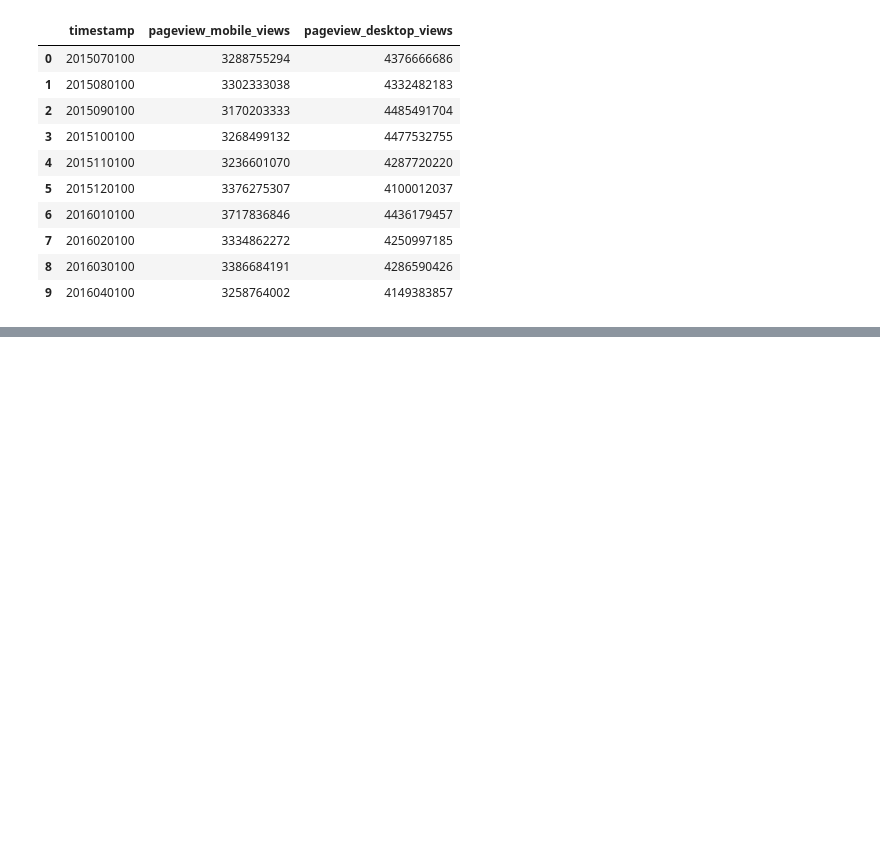
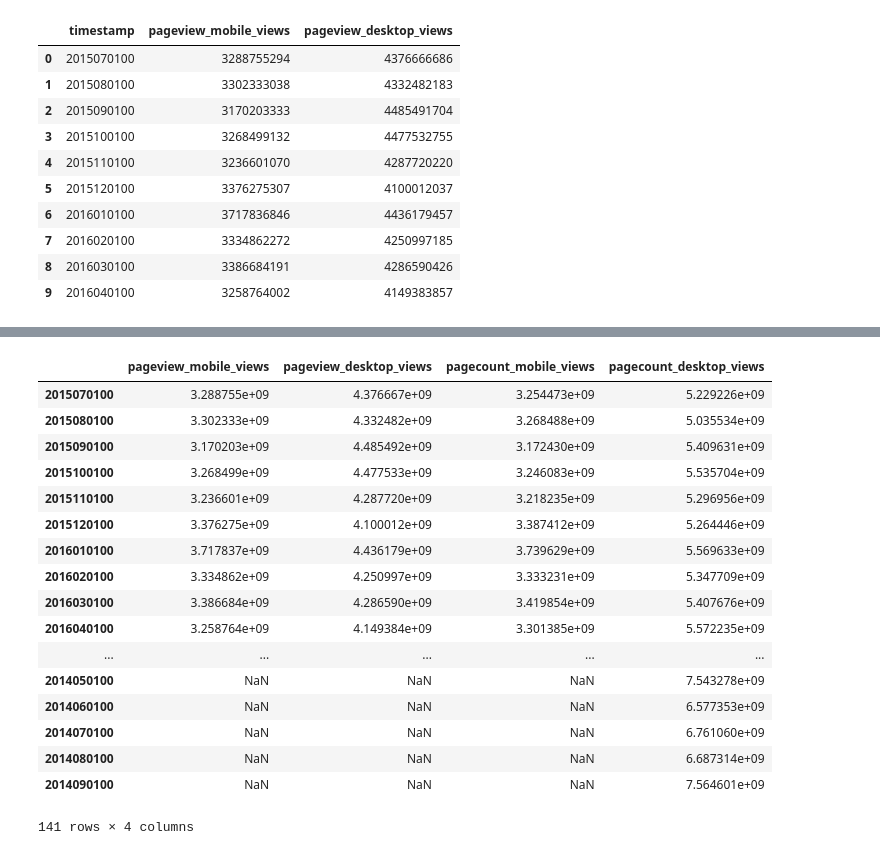
Before and after one commit to lheintz/data-512-a1, a Jupyter notebook: hcds-a1-data-curation.ipynb, the cells around one changed output, grey strips where cells are left out. Saved outputs shown, nothing was run; the diff lists cells and outputs as text; code cells hidden in the pictures; blank space fills up the shorter version.

```diff
--- a/hcds-a1-data-curation.ipynb
+++ b/hcds-a1-data-curation.ipynb
@@ -283,0 +316,3 @@ pv_df.head(10)
+# %%
+pc_desk = pc_desk.set_index('timestamp')
+pc_desk.head(10)
@@ -283,0 +332,2 @@ pv_df.head(10)
+# %%
+pc_all = pd.concat([pc_mobile, pc_desk], axis=1, sort=False)
@@ -283,0 +345,2 @@ pv_df.head(10)
+# %%
+pv_df_all = pv_df_all.set_index('timestamp')
@@ -283,0 +362,23 @@ pv_df.head(10)
+# %%
+df_all = pd.concat([pv_df_all, pc_all], axis=1, sort=False)
+# %%
+df_all
+# %% [output]
+|  | pageview_mobile_views | pageview_desktop_views | pagecount_mobile_views | pagecount_desktop_views |
+| 2015070100 | 3.288755e+09 | 4.376667e+09 | 3.254473e+09 | 5.229226e+09 |
+| 2015080100 | 3.302333e+09 | 4.332482e+09 | 3.268488e+09 | 5.035534e+09 |
+| 2015090100 | 3.170203e+09 | 4.485492e+09 | 3.172430e+09 | 5.409631e+09 |
+| 2015100100 | 3.268499e+09 | 4.477533e+09 | 3.246083e+09 | 5.535704e+09 |
+| 2015110100 | 3.236601e+09 | 4.287720e+09 | 3.218235e+09 | 5.296956e+09 |
+| 2015120100 | 3.376275e+09 | 4.100012e+09 | 3.387412e+09 | 5.264446e+09 |
+| 2016010100 | 3.717837e+09 | 4.436179e+09 | 3.739629e+09 | 5.569633e+09 |
+| 2016020100 | 3.334862e+09 | 4.250997e+09 | 3.333231e+09 | 5.347709e+09 |
+| 2016030100 | 3.386684e+09 | 4.286590e+09 | 3.419854e+09 | 5.407676e+09 |
+| 2016040100 | 3.258764e+09 | 4.149384e+09 | 3.301385e+09 | 5.572235e+09 |
+| ... | ... | ... | ... | ... |
+| 2014050100 | NaN | NaN | NaN | 7.543278e+09 |
+| 2014060100 | NaN | NaN | NaN | 6.577353e+09 |
+| 2014070100 | NaN | NaN | NaN | 6.761060e+09 |
+| 2014080100 | NaN | NaN | NaN | 6.687314e+09 |
+| 2014090100 | NaN | NaN | NaN | 7.564601e+09 |
+141 rows × 4 columns
```
Also changed, not shown: parts of 28 cells of this notebook, 1 other file.
